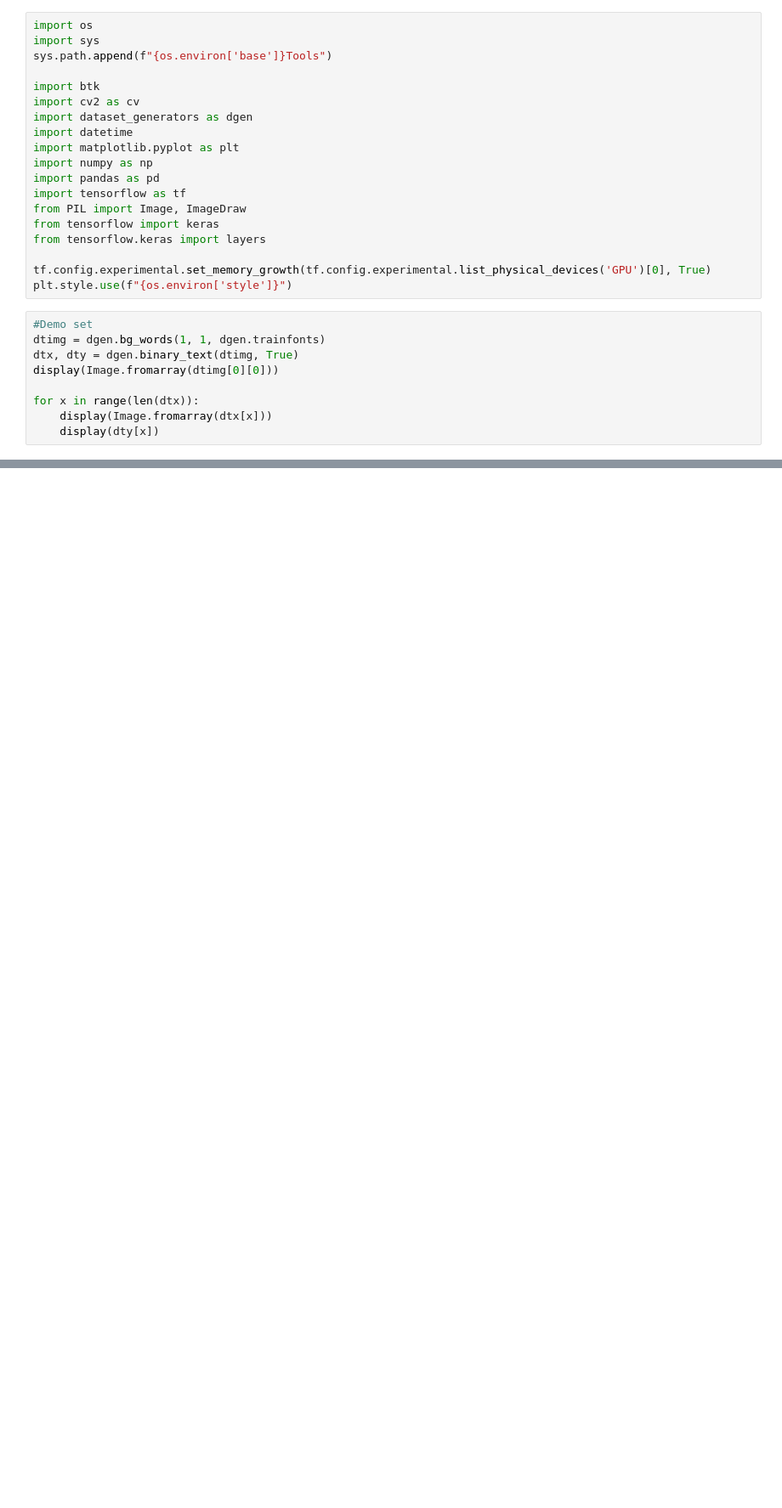
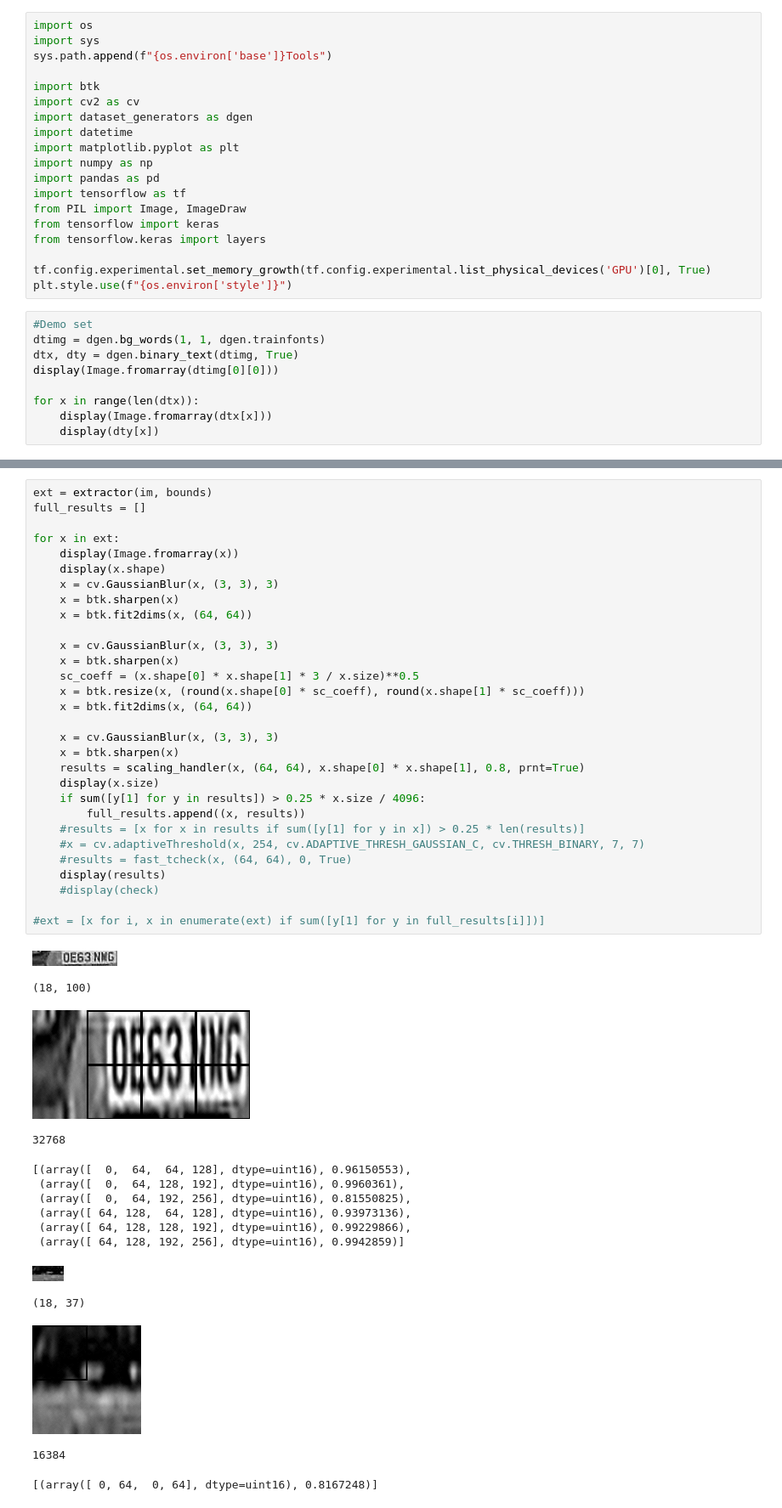
Before and after one commit to BoomboxAstronaut/OCR, a Jupyter notebook: text_detector.ipynb, the cells around one changed output, grey strips where cells are left out. Shown at 85% size. Drawn from its saved outputs; the diff is of its cells as text; blank space fills up the shorter version.

```diff
--- a/text_detector.ipynb
+++ b/text_detector.ipynb
@@ -377,0 +371,46 @@ drawbox(test, answers, crds, 0.80)[0]
+# %%
+ext = extractor(im, bounds)
+full_results = []
+
+for x in ext:
+    display(Image.fromarray(x))
+    display(x.shape)
+    x = cv.GaussianBlur(x, (3, 3), 3)
+    x = btk.sharpen(x)
+    x = btk.fit2dims(x, (64, 64))
+
+    x = cv.GaussianBlur(x, (3, 3), 3)
+    x = btk.sharpen(x)
+    sc_coeff = (x.shape[0] * x.shape[1] * 3 / x.size)**0.5
+    x = btk.resize(x, (round(x.shape[0] * sc_coeff), round(x.shape[1] * sc_coeff)))
+    x = btk.fit2dims(x, (64, 64))
+
+    x = cv.GaussianBlur(x, (3, 3), 3)
+    x = btk.sharpen(x)
+    results = scaling_handler(x, (64, 64), x.shape[0] * x.shape[1], 0.8, prnt=True)
+    display(x.size)
+    if sum([y[1] for y in results]) > 0.25 * x.size / 4096:
+        full_results.append((x, results))
+    #results = [x for x in results if sum([y[1] for y in x]) > 0.25 * len(results)]
+    #x = cv.adaptiveThreshold(x, 254, cv.ADAPTIVE_THRESH_GAUSSIAN_C, cv.THRESH_BINARY, 7, 7)
+    #results = fast_tcheck(x, (64, 64), 0, True)
+    display(results)
+    #display(check)
+
+#ext = [x for i, x in enumerate(ext) if sum([y[1] for y in full_results[i]])]
+# %% [output]
+[figure, added]
+(18, 100)
+[figure, added]
+32768
+[(array([  0,  64,  64, 128], dtype=uint16), 0.96150553),
+ (array([  0,  64, 128, 192], dtype=uint16), 0.9960361),
+ (array([  0,  64, 192, 256], dtype=uint16), 0.81550825),
+ (array([ 64, 128,  64, 128], dtype=uint16), 0.93973136),
+ (array([ 64, 128, 128, 192], dtype=uint16), 0.99229866),
+ (array([ 64, 128, 192, 256], dtype=uint16), 0.9942859)]
+[figure, added]
+(18, 37)
+[figure, added]
+16384
+[(array([ 0, 64,  0, 64], dtype=uint16), 0.8167248)]
```
Also changed, not shown: parts of 12 cells of this notebook.
